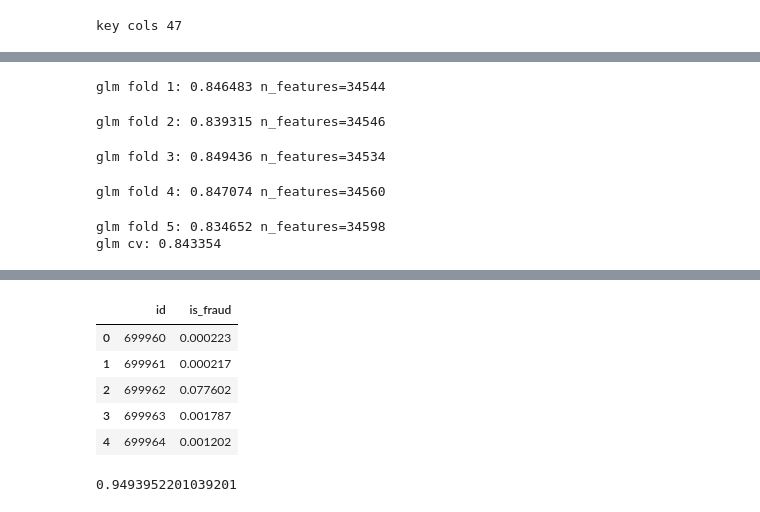
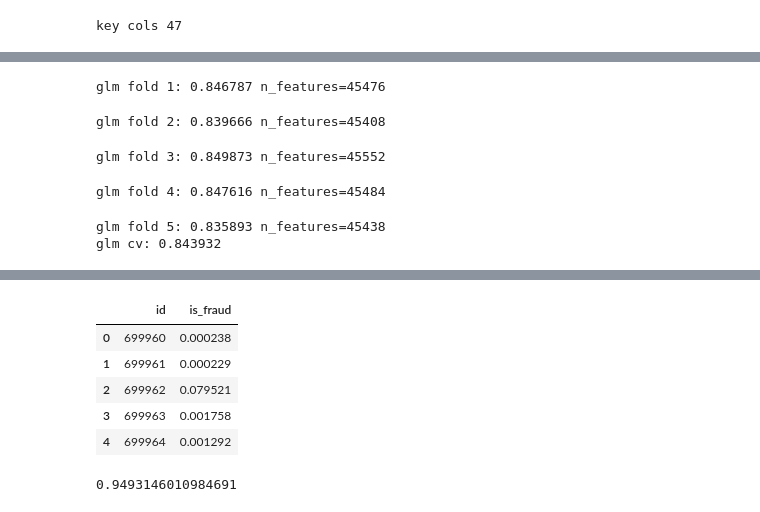
Before and after one commit to oivler/kaggle-credit-card-fraud, a Jupyter notebook: model.ipynb, the cells around one changed output, grey strips where cells are left out. Drawn from its saved outputs; the diff is of its cells as text; code cells hidden in the pictures.

```diff
--- a/model.ipynb
+++ b/model.ipynb
@@ -426,7 +436,7 @@ dtype: int64
 # %% [markdown]
 ## Model
 # %%
-def fit_lgb(X_tr, y_tr, X_va, y_va, seed, num_leaves, max_depth, lr, n_estimators=10000, stop=250, reg_lambda=1.0, extra_trees=False):
+def fit_lgb(X_tr, y_tr, X_va, y_va, seed, num_leaves, max_depth, lr, n_estimators=10000, stop=250):
     model = lgb.LGBMClassifier(
         objective="binary",
         metric="auc",
@@ -436,9 +446,8 @@ def fit_lgb(X_tr, y_tr, X_va, y_va, seed, num_leaves, max_depth, lr, n_estimator
         min_child_samples=20,
         subsample=0.8,
         colsample_bytree=0.8,
-        reg_lambda=reg_lambda,
+        reg_lambda=0.0,
         reg_alpha=0.0,
-        extra_trees=extra_trees,
         n_estimators=n_estimators,
         random_state=seed,
         n_jobs=4,
@@ -485,7 +494,7 @@ for seed in lgb4_seeds:
     for fold, (tr_idx, va_idx) in enumerate(skf.split(X, y), start=1):
         X_tr, y_tr = X.iloc[tr_idx], y.iloc[tr_idx]
         X_va, y_va = X.iloc[va_idx], y.iloc[va_idx]
-        model = fit_lgb(X_tr, y_tr, X_va, y_va, seed=seed + fold, num_leaves=4, max_depth=3, lr=0.02, reg_lambda=1.0)
+        model = fit_lgb(X_tr, y_tr, X_va, y_va, seed=seed + fold, num_leaves=4, max_depth=3, lr=0.02)
         oof_seed[va_idx] = model.predict_proba(X_va[feature_cols])[:, 1]
         pred_seed += model.predict_proba(X_test[feature_cols])[:, 1] / skf.n_splits
         print(f"lgb4 seed {seed} fold {fold}: {roc_auc_score(y_va, oof_seed[va_idx]):.6f} iter={model.best_iteration_}")
@@ -571,15 +571,0 @@ lgb3 cv: 0.949273
-# %%
-oof_lgb7 = np.zeros(len(X))
-pred_lgb7 = np.zeros(len(X_test))
-
-for fold, (tr_idx, va_idx) in enumerate(skf.split(X, y), start=1):
-    X_tr, y_tr = X.iloc[tr_idx], y.iloc[tr_idx]
-    X_va, y_va = X.iloc[va_idx], y.iloc[va_idx]
-    model = fit_lgb(X_tr, y_tr, X_va, y_va, seed=200 + fold, num_leaves=7, max_depth=4, lr=0.02, reg_lambda=1.0)
-    oof_lgb7[va_idx] = model.predict_proba(X_va[feature_cols])[:, 1]
-    pred_lgb7 += model.predict_proba(X_test[feature_cols])[:, 1] / skf.n_splits
-    print(f"lgb7 fold {fold}: {roc_auc_score(y_va, oof_lgb7[va_idx]):.6f} iter={model.best_iteration_}")
-
-print(f"lgb7 cv: {roc_auc_score(y, oof_lgb7):.6f}")
-oof_preds["lgb7"] = oof_lgb7
-test_preds["lgb7"] = pred_lgb7
@@ -673,7 +652,7 @@ oof_glm = np.zeros(len(X))
 pred_glm = np.zeros(len(X_test))
 
 for fold, (tr_idx, va_idx) in enumerate(skf.split(X, y), start=1):
-    enc = OneHotEncoder(handle_unknown="ignore", min_frequency=20, sparse_output=True)
+    enc = OneHotEncoder(handle_unknown="ignore", min_frequency=10, sparse_output=True)
     X_tr_oh = enc.fit_transform(train_key_df.iloc[tr_idx])
     X_va_oh = enc.transform(train_key_df.iloc[va_idx])
     X_te_oh = enc.transform(test_key_df)
@@ -699,24 +678,19 @@ print(f"glm cv: {roc_auc_score(y, oof_glm):.6f}")
 oof_preds["glm_ohk"] = oof_glm
 test_preds["glm_ohk"] = pred_glm
 # %% [output]
-glm fold 1: 0.846483 n_features=34544
+glm fold 1: 0.846787 n_features=45476
-glm fold 2: 0.839315 n_features=34546
+glm fold 2: 0.839666 n_features=45408
-glm fold 3: 0.849436 n_features=34534
+glm fold 3: 0.849873 n_features=45552
-glm fold 4: 0.847074 n_features=34560
+glm fold 4: 0.847616 n_features=45484
-glm fold 5: 0.834652 n_features=34598
-glm cv: 0.843354
+glm fold 5: 0.835893 n_features=45438
+glm cv: 0.843932
 # %%
-member_aucs = {k: roc_auc_score(y, oof_preds[k]) for k in oof_preds}
-for name, auc in member_aucs.items():
-    print(f"{name}: {auc:.6f}")
+member_names = list(oof_preds.keys())
+for name in member_names:
+    print(f"{name}: {roc_auc_score(y, oof_preds[name]):.6f}")
 
-best_member_auc = max(member_aucs.values())
-keep = {k: v for k, v in oof_preds.items() if member_aucs[k] >= best_member_auc - 0.002}
-print("hill pool", sorted(keep), "dropped", sorted(set(oof_preds) - set(keep)))
-
-oof_matrix = np.column_stack([oof_preds[k] for k in oof_preds])
-test_matrix = np.column_stack([test_preds[k] for k in oof_preds])
-member_names = list(oof_preds.keys())
+oof_matrix = np.column_stack([oof_preds[k] for k in member_names])
+test_matrix = np.column_stack([test_preds[k] for k in member_names])
 
 oof_logit = np.zeros(len(X))
 test_logit = np.zeros(len(X_test))
@@ -740,7 +714,7 @@ def hill_climb(oof_dict, y_arr, max_models=8):
         improved = False
         best_step = None
         for name, pred in remaining.items():
-            for w in np.linspace(0.02, 0.55, 22):
+            for w in np.linspace(0.05, 0.5, 10):
                 trial = (1 - w) * blend + w * pred
                 auc = roc_auc_score(y_arr, trial)
                 if auc > best_auc + 1e-6:
@@ -757,7 +731,7 @@ def hill_climb(oof_dict, y_arr, max_models=8):
             print(f"hill add {name} w={w:.2f}: {best_auc:.6f}")
     return blend, weights, best_auc
 
-oof_hill, hill_weights, hill_auc = hill_climb(keep, y)
+oof_hill, hill_weights, hill_auc = hill_climb(oof_preds, y)
 test_hill = np.zeros(len(X_test))
 for name, w in hill_weights.items():
     test_hill += w * test_preds[name]
@@ -799,8 +775,8 @@ hill weights: {'lgb3': np.float64(0.5287), 'lgb7': np.float64(0.2521), 'cat3': n
 selected hill climb blend
 |  | id | is_fraud |
-| 0 | 699960 | 0.000223 |
-| 1 | 699961 | 0.000217 |
-| 2 | 699962 | 0.077602 |
-| 3 | 699963 | 0.001787 |
-| 4 | 699964 | 0.001202 |
+| 0 | 699960 | 0.000238 |
+| 1 | 699961 | 0.000229 |
+| 2 | 699962 | 0.079521 |
+| 3 | 699963 | 0.001758 |
+| 4 | 699964 | 0.001292 |
-0.9493952201039201
+0.9493146010984691
```
Also changed, not shown: parts of 10 cells of this notebook.
